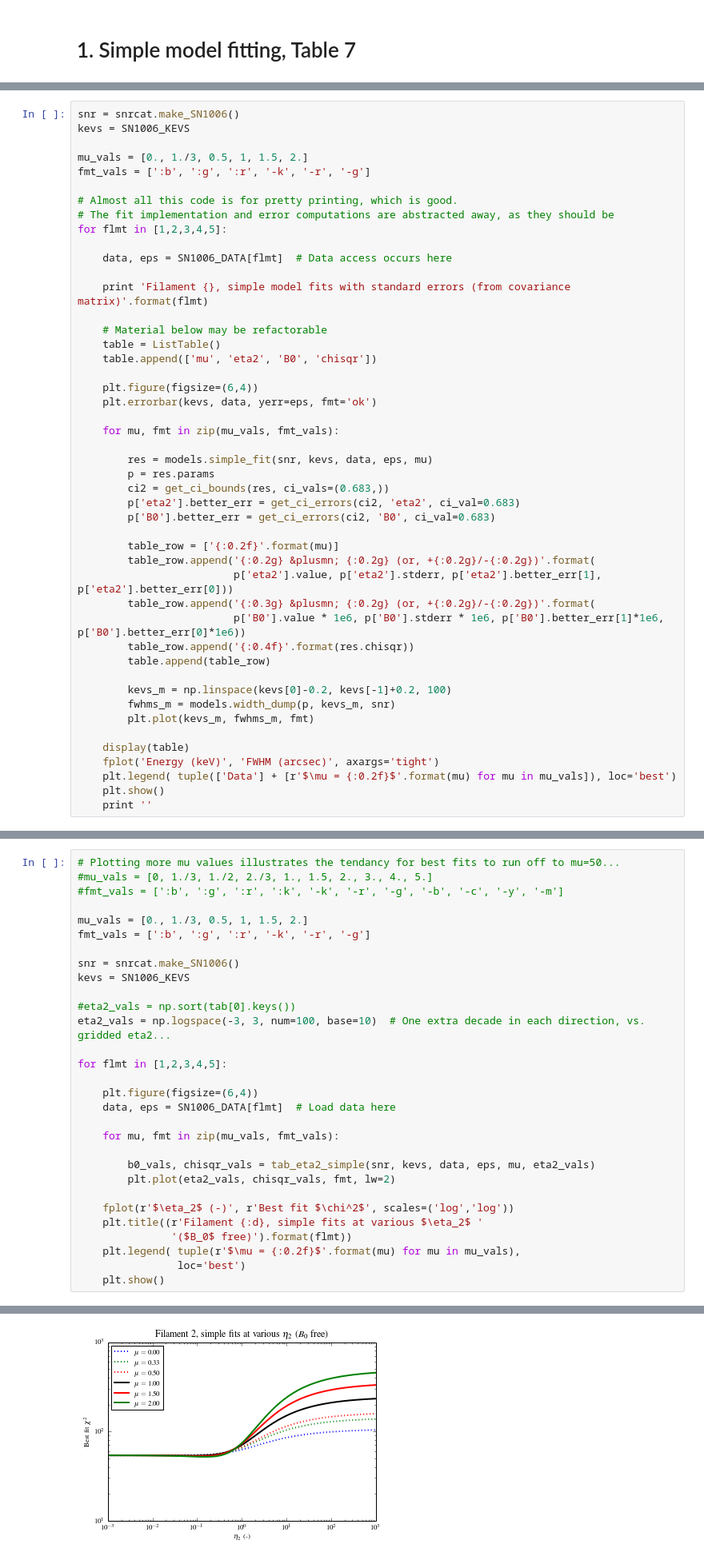
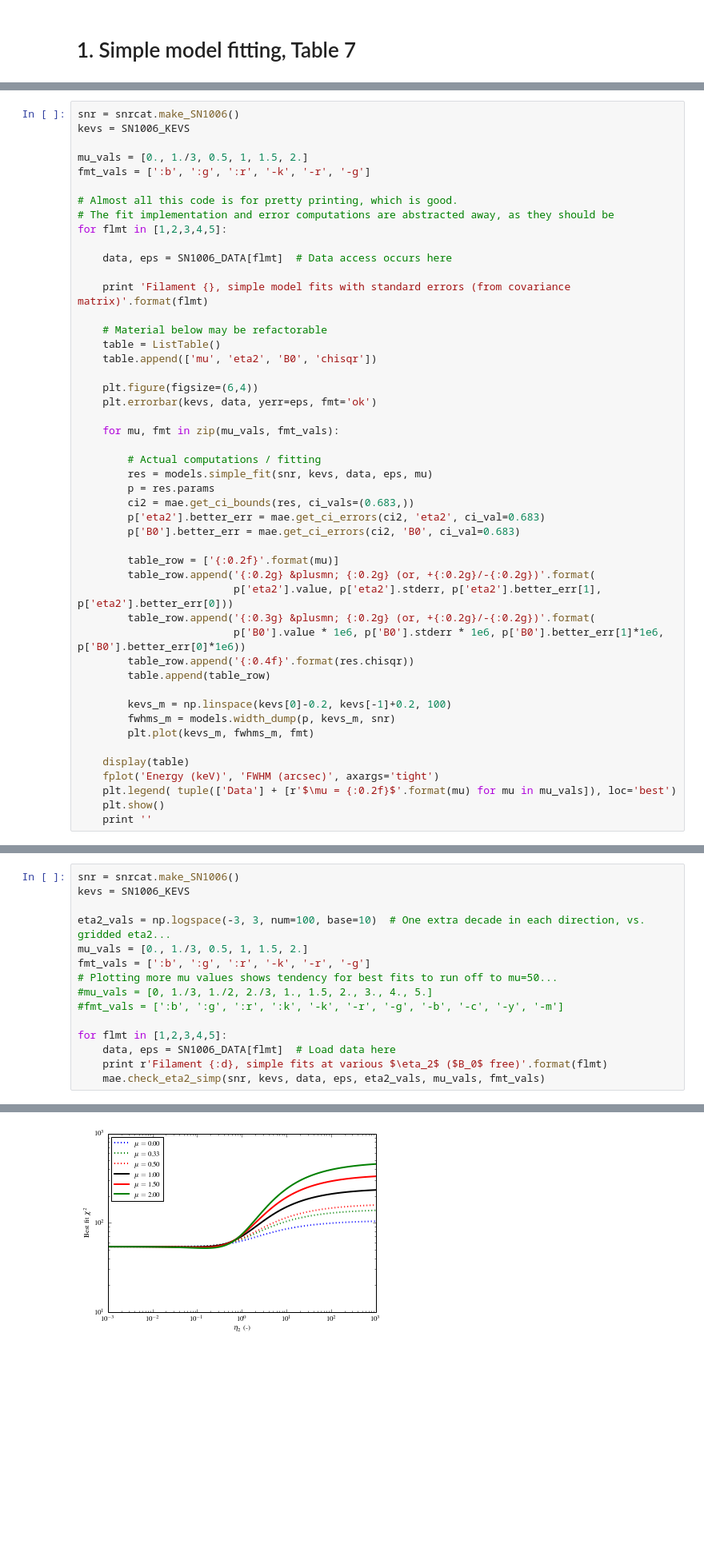
Before and after one commit to aarontran/snr-filaments, a Jupyter notebook: code-models/sn1006-fit-tables.ipynb, the cells around one changed output, grey strips where cells are left out. Shown at 80% size. Drawn from its saved outputs; the diff is of its cells as text; blank space fills up the shorter version.

```diff
--- a/code-models/sn1006-fit-tables.ipynb
+++ b/code-models/sn1006-fit-tables.ipynb
@@ -336,11 +125,12 @@ for flmt in [1,2,3,4,5]:
 
     for mu, fmt in zip(mu_vals, fmt_vals):
 
+        # Actual computations / fitting
         res = models.simple_fit(snr, kevs, data, eps, mu)
         p = res.params
-        ci2 = get_ci_bounds(res, ci_vals=(0.683,))
-        p['eta2'].better_err = get_ci_errors(ci2, 'eta2', ci_val=0.683)
-        p['B0'].better_err = get_ci_errors(ci2, 'B0', ci_val=0.683)
+        ci2 = mae.get_ci_bounds(res, ci_vals=(0.683,))
+        p['eta2'].better_err = mae.get_ci_errors(ci2, 'eta2', ci_val=0.683)
+        p['B0'].better_err = mae.get_ci_errors(ci2, 'B0', ci_val=0.683)
 
         table_row = ['{:0.2f}'.format(mu)]
         table_row.append('{:0.2g} &plusmn; {:0.2g} (or, +{:0.2g}/-{:0.2g})'.format(
@@ -444,31 +219,16 @@ def tab_eta2_simple(snr, kevs, data, eps, mu, eta2_vals):
 # %%
-# Plotting more mu values illustrates the tendancy for best fits to run off to mu=50...
+snr = snrcat.make_SN1006()
+kevs = SN1006_KEVS
+
+eta2_vals = np.logspace(-3, 3, num=100, base=10)  # One extra decade in each direction, vs. gridded eta2...
+mu_vals = [0., 1./3, 0.5, 1, 1.5, 2.]
+fmt_vals = [':b', ':g', ':r', '-k', '-r', '-g']
+# Plotting more mu values shows tendency for best fits to run off to mu=50...
 #mu_vals = [0, 1./3, 1./2, 2./3, 1., 1.5, 2., 3., 4., 5.]
 #fmt_vals = [':b', ':g', ':r', ':k', '-k', '-r', '-g', '-b', '-c', '-y', '-m']
 
-mu_vals = [0., 1./3, 0.5, 1, 1.5, 2.]
-fmt_vals = [':b', ':g', ':r', '-k', '-r', '-g']
-
-snr = snrcat.make_SN1006()
-kevs = SN1006_KEVS
-
-#eta2_vals = np.sort(tab[0].keys())
-eta2_vals = np.logspace(-3, 3, num=100, base=10)  # One extra decade in each direction, vs. gridded eta2...
-
 for flmt in [1,2,3,4,5]:
-
-    plt.figure(figsize=(6,4))
     data, eps = SN1006_DATA[flmt]  # Load data here
-
-    for mu, fmt in zip(mu_vals, fmt_vals):
-
-        b0_vals, chisqr_vals = tab_eta2_simple(snr, kevs, data, eps, mu, eta2_vals)
-        plt.plot(eta2_vals, chisqr_vals, fmt, lw=2)
-
-    fplot(r'$\eta_2$ (-)', r'Best fit $\chi^2$', scales=('log','log'))
-    plt.title((r'Filament {:d}, simple fits at various $\eta_2$ '
-               '($B_0$ free)').format(flmt))
-    plt.legend( tuple(r'$\mu = {:0.2f}$'.format(mu) for mu in mu_vals),
-                loc='best')
-    plt.show()
+    print r'Filament {:d}, simple fits at various $\eta_2$ ($B_0$ free)'.format(flmt)
+    mae.check_eta2_simp(snr, kevs, data, eps, eta2_vals, mu_vals, fmt_vals)
 # %% [output]
@@ -476 +238 @@ for flmt in [1,2,3,4,5]:
-[figure, old version]
+[figure, new version]
```
Also changed, not shown: parts of 41 cells of this notebook, 5 other files.
